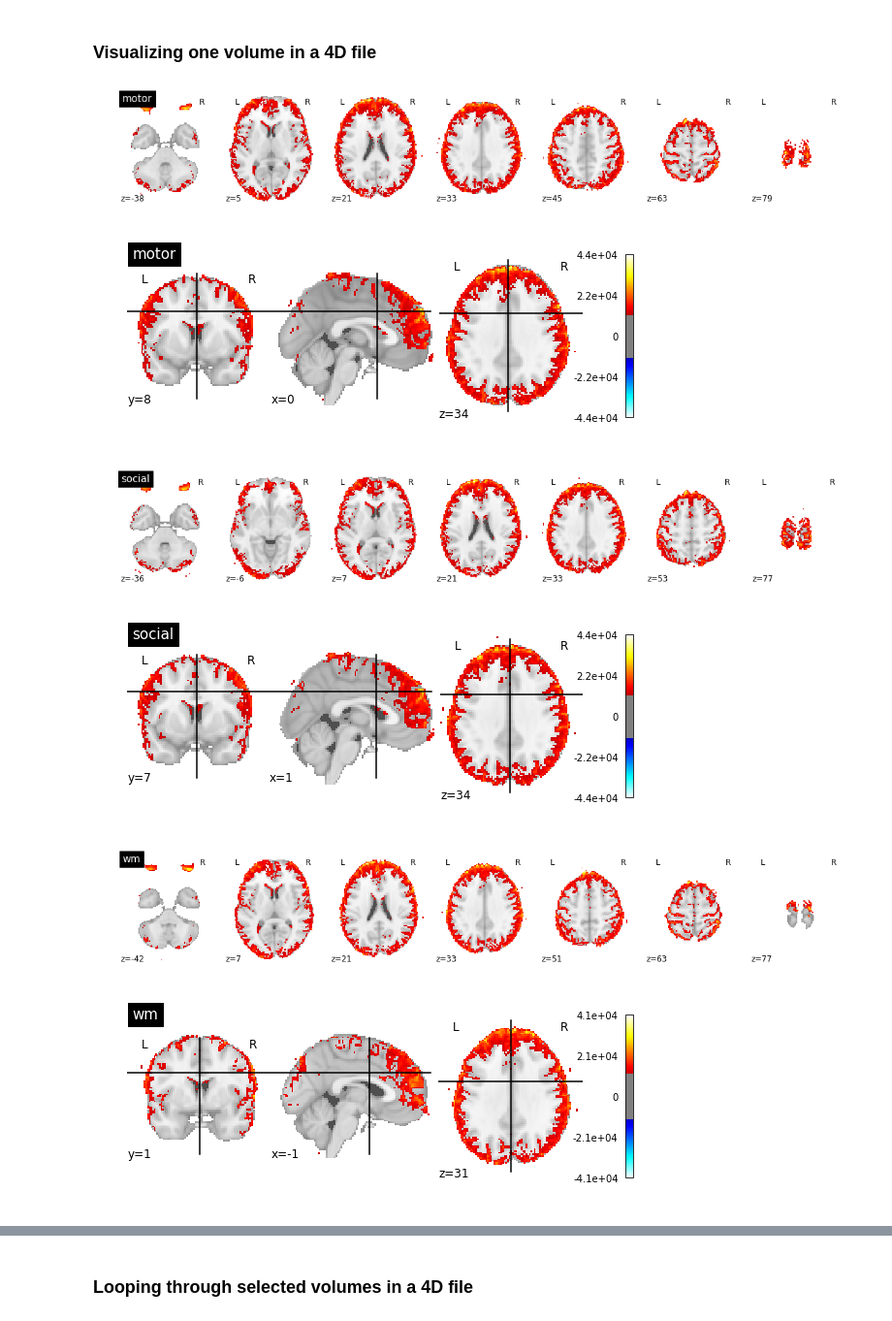
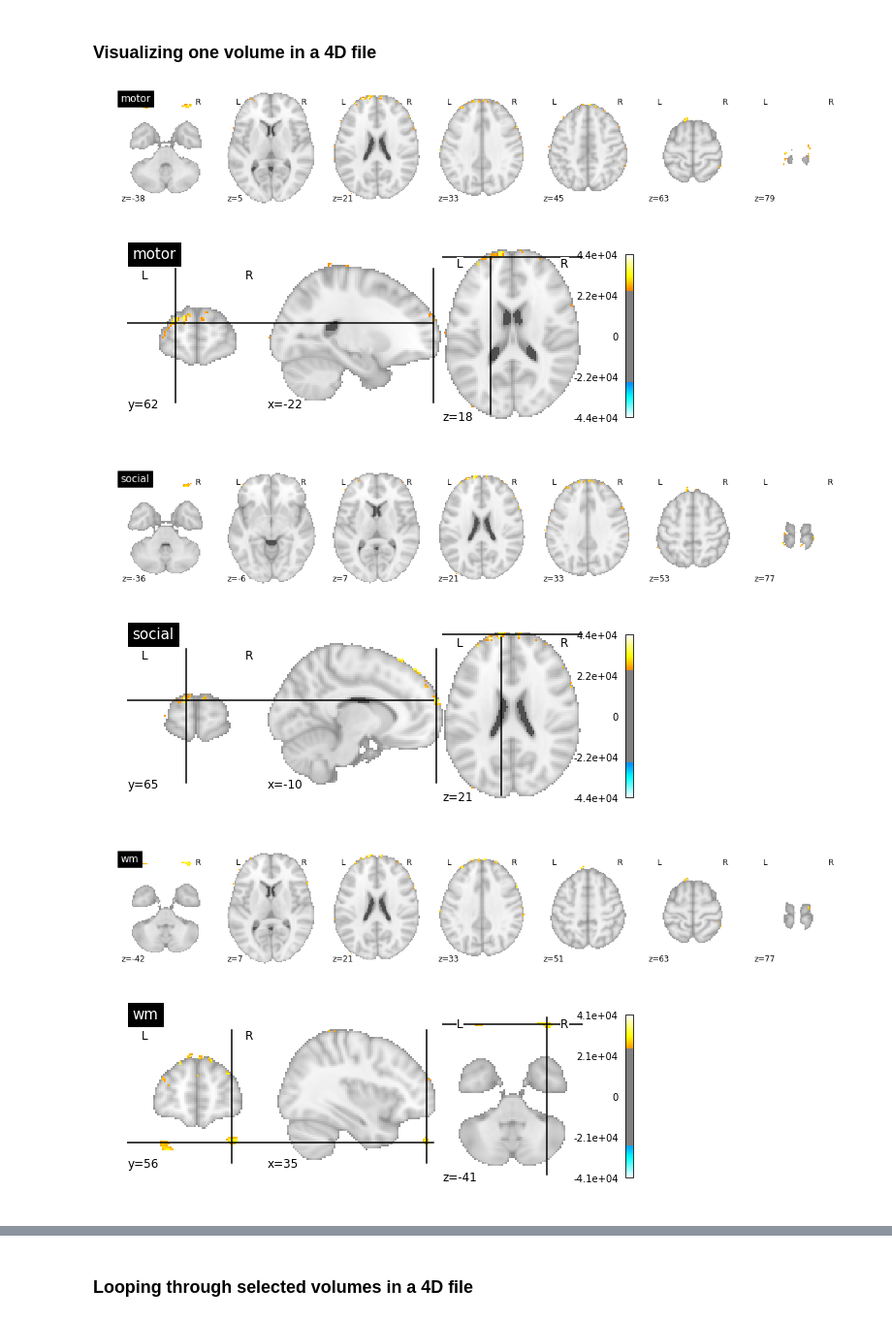
Before and after one commit to courtois-neuromod/hcptrt-decoding, a Jupyter notebook: plot_niimgs_HCPtrt.ipynb, the cells around one changed output, grey strips where cells are left out. Shown at 97% size. Saved outputs shown, nothing was run; the diff lists cells and outputs as text; code cells hidden in the pictures.

```diff
--- a/plot_niimgs_HCPtrt.ipynb
+++ b/plot_niimgs_HCPtrt.ipynb
@@ -61,21 +61,21 @@ gambling : (97, 115, 97)
 # %%
 # First_mt is a 3D image that we can easily visualize as a statistical map:
 # turbo=nmmn.plots.turbocmap() # Turbo
 for t, l in zip(t_scans_idx, labels):
 
     plotting.plot_stat_map(image.index_img(t, 0), title=l,
-                           threshold=1.2e+04, display_mode="z",
+                           threshold=2.5e+04, display_mode="z",
                            colorbar=False)
     plotting.plot_stat_map(image.index_img(t, 0),
-                           title=l, colorbar=True, threshold=1.2e+04)
+                           title=l, colorbar=True, threshold=2.5e+04)
 
 #     plotting.plot_glass_brain(image.index_img(t, 0), title=l,
 #                               colorbar=True, threshold=1.2e+04,
 #                               black_bg=True, plot_abs=False)
 # %% [output]
-[figure, old version]
+[figure, new version]
-[figure, old version]
+[figure, new version]
-[figure, old version]
+[figure, new version]
-[figure, old version]
+[figure, new version]
-[figure, old version]
+[figure, new version]
-[figure, old version]
+[figure, new version]
```
Also changed, not shown: parts of 1 cell of this notebook.
